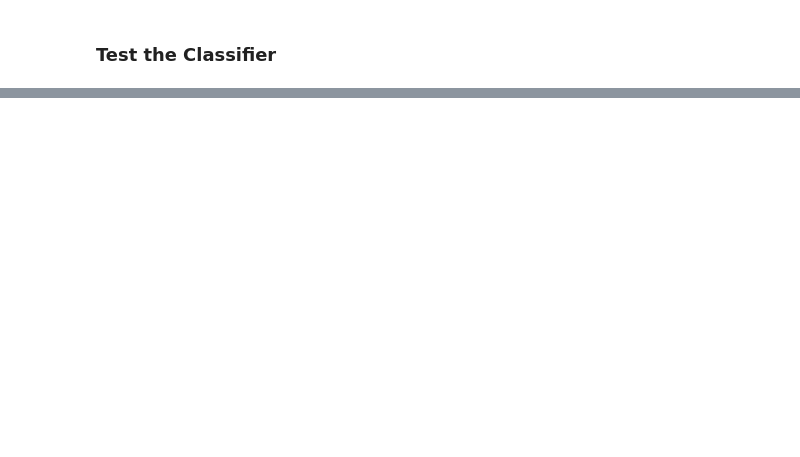
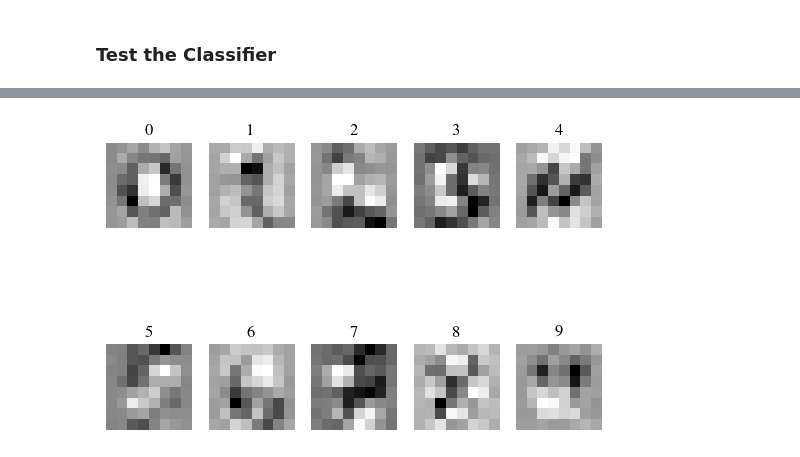
Before and after one commit to auralius/AEK3LBB3, a Jupyter notebook: svm.ipynb, the cells around one changed output, grey strips where cells are left out. Saved outputs shown, nothing was run; the diff lists cells and outputs as text; code cells hidden in the pictures; blank space fills up the shorter version.

```diff
--- a/svm.ipynb
+++ b/svm.ipynb
@@ -174,0 +247,15 @@ validation accuracy: 0.922619
+# %%
+w = classifier.W[:-1, :] # strip out the bias
+w = w.reshape(8, 8, 10)
+w_min, w_max = np.min(w), np.max(w)
+classes = ['0', '1', '2', '3', '4', '5', '6', '7', '8', '9']
+for i in range(10):
+    plt.subplot(2, 5, i + 1)
+
+    # Rescale the weights to be between 0 and 255
+    wimg = 255.0 * (w[:, :, i].squeeze() - w_min) / (w_max - w_min)
+    plt.imshow(wimg.astype('uint8'), cmap='Greys')
+    plt.axis('off')
+    plt.title(classes[i])
+# %% [output]
+[figure, added]
```
Also changed, not shown: parts of 16 cells of this notebook, 5 other files.
